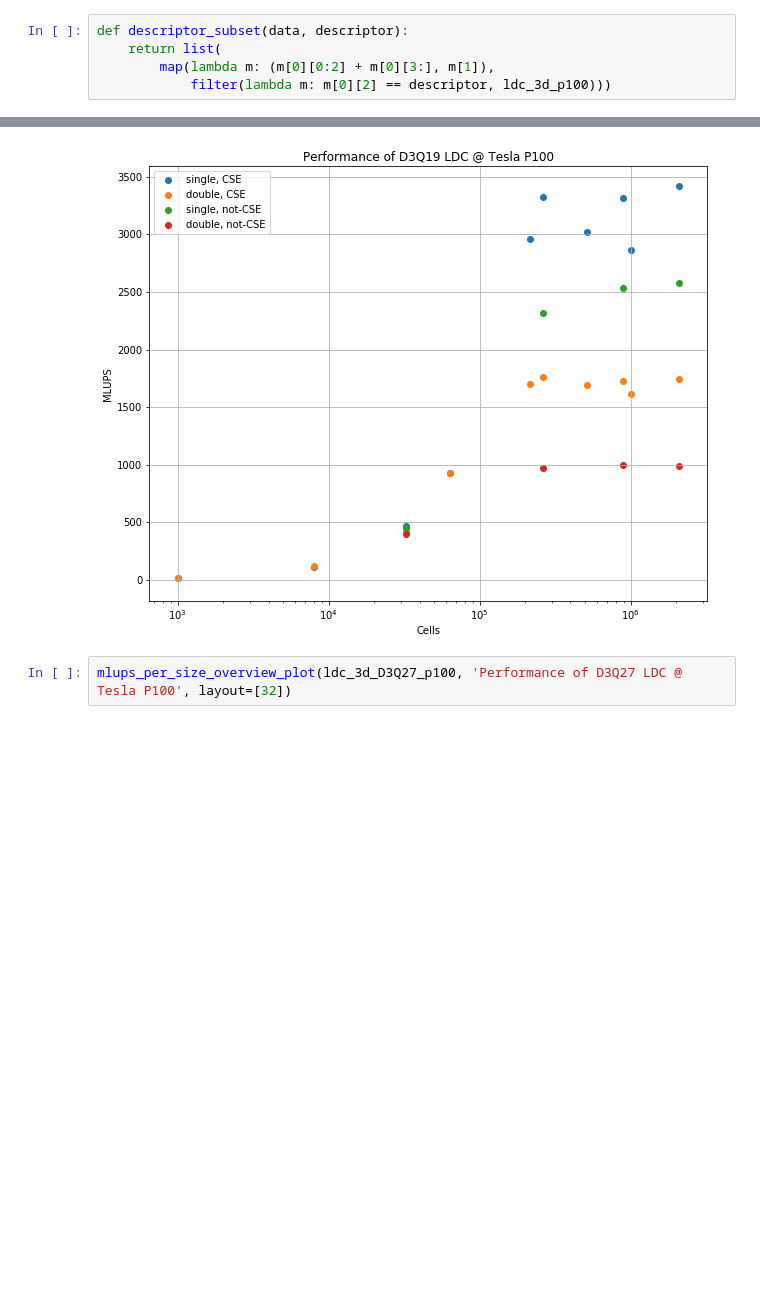
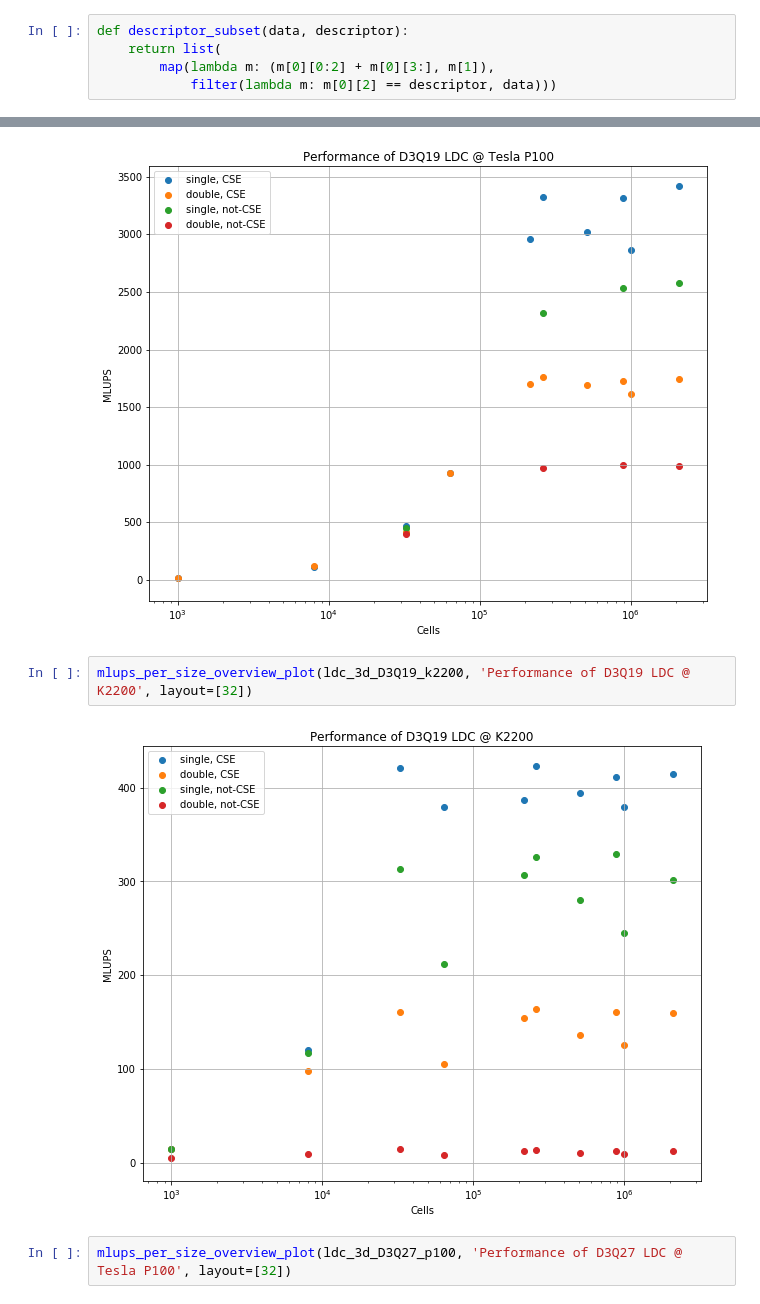
Before and after one commit to KnairdA/symlbm_playground, a Jupyter notebook: notebook/ldc_benchmark.ipynb, the cells around one changed output, grey strips where cells are left out. Saved outputs shown, nothing was run; the diff lists cells and outputs as text; blank space fills up the shorter version.

```diff
--- a/notebook/ldc_benchmark.ipynb
+++ b/notebook/ldc_benchmark.ipynb
@@ -21,7 +21,7 @@ ldc_3d_k2200[0]
 def descriptor_subset(data, descriptor):
     return list(
         map(lambda m: (m[0][0:2] + m[0][3:], m[1]),
-            filter(lambda m: m[0][2] == descriptor, ldc_3d_p100)))
+            filter(lambda m: m[0][2] == descriptor, data)))
 # %%
 ldc_3d_D3Q19_p100  = descriptor_subset(ldc_3d_p100,  'symbolic.D3Q19')
 ldc_3d_D3Q27_p100  = descriptor_subset(ldc_3d_p100,  'symbolic.D3Q27')
@@ -83,6 +83,10 @@ mlups_per_size_overview_plot(ldc_2d_p100, 'Performance of D2Q9 LDC @ Tesla P100'
 mlups_per_size_overview_plot(ldc_3d_D3Q19_p100, 'Performance of D3Q19 LDC @ Tesla P100', layout=[32])
 # %% [output]
 [figure]
+# %%
+mlups_per_size_overview_plot(ldc_3d_D3Q19_k2200, 'Performance of D3Q19 LDC @ K2200', layout=[32])
+# %% [output]
+[figure, added]
 # %%
 mlups_per_size_overview_plot(ldc_3d_D3Q27_p100, 'Performance of D3Q27 LDC @ Tesla P100', layout=[32])
 # %% [output]
```
Also changed, not shown: parts of 9 cells of this notebook, 4 other files.
